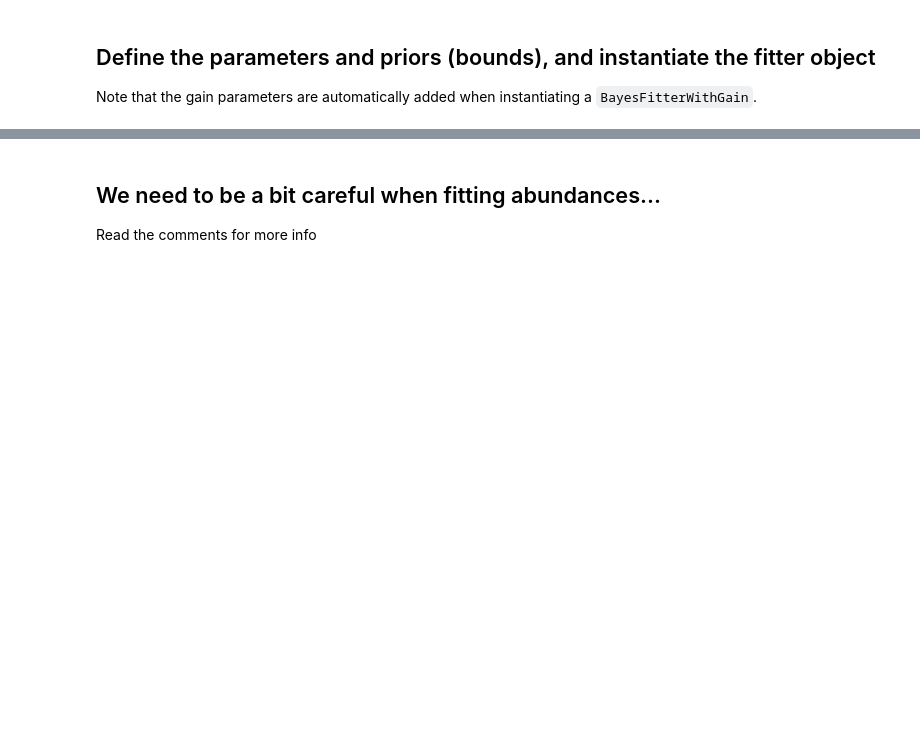
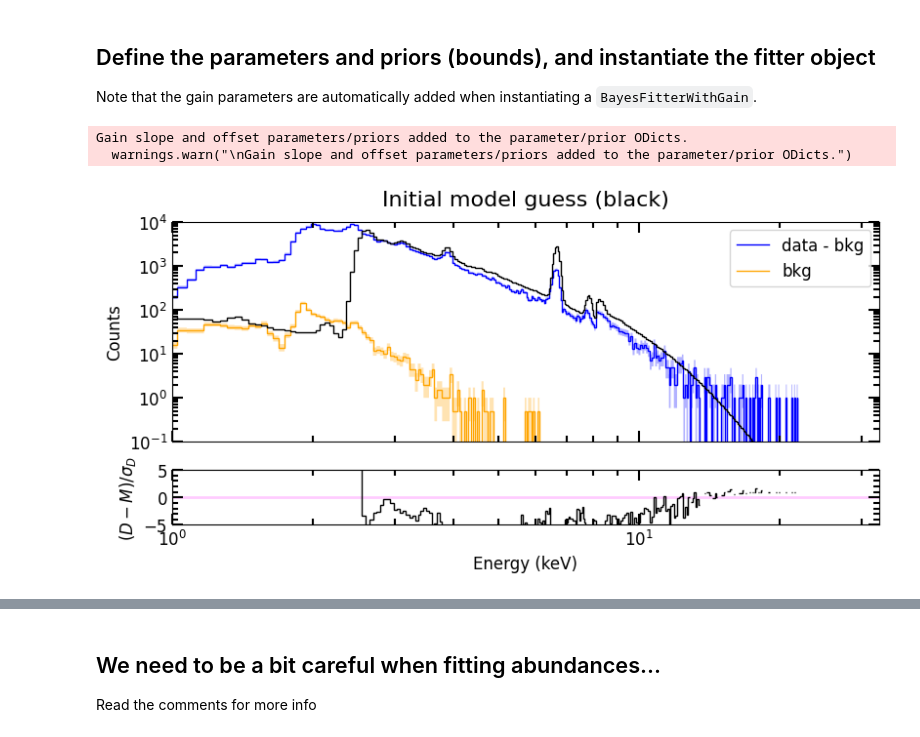
Before and after one commit to settwi/yaff, a Jupyter notebook: examples/5 solexs_fit.ipynb, the cells around one changed output, grey strips where cells are left out. Cells and saved outputs as stored; diff of their text form; code cells hidden in the pictures; blank space fills up the shorter version.

```diff
--- a/examples/5 solexs_fit.ipynb
+++ b/examples/5 solexs_fit.ipynb
@@ -247,12 +263,13 @@ for n in elemental_params:
     params[n] = fitting.Parameter(1.0 << u.one, frozen=False)
     log_priors[n] = fitting.simple_bounds(0.01, 3.0)
 
-# Fit only from 3 to 12 keV, as the response at lower energies
+# Fit only above 3, as the response at lower energies
 # is not calibrated yet
-lowe, highe = 3, 10
+lowe = 3
 mids = dp.count_energy_mids
-likelihood = common_likelihoods.chi_squared_factory(
-    restriction=(fit_restriction := (lowe < mids) & (mids < highe))
+# Notice we are using a negative binomial likelihood to avoid biasing low-count bins
+likelihood = common_likelihoods.negative_binomial_factory(
+    restriction=(fit_restriction := (lowe < mids))
 )
 
 # Note that we're using a BayesFitterWithGain: it adds in the gain slope/offset params
@@ -263,14 +280,19 @@ fr = fitting.BayesFitterWithGain(
     log_priors=log_priors,
     log_likelihood=likelihood,
 )
+# %% [output]
+Gain slope and offset parameters/priors added to the parameter/prior ODicts.
+  warnings.warn("\nGain slope and offset parameters/priors added to the parameter/prior ODicts.")
 # %%
 # Let's plot the model just to make sure we have an OK starting guess
 # We don't fit below ~2 keV because the response is still being developed.
 fig = plt.figure()
 ret = yap.plot_data_model(fr, fig=fig)
 ret['data_ax'].set_title('Initial model guess (black)')
-ret['data_ax'].set(ylim=(0.1, 1e4))
+ret['data_ax'].set(ylim=(0.1, 1e4), xlim=(1, None))
 plt.show()
+# %% [output]
+[figure, added]
 # %%
 # We want the gain slope and offset to both be free
 fr.parameters['gain_slope'].frozen = False
```
Also changed, not shown: parts of 14 cells of this notebook.
